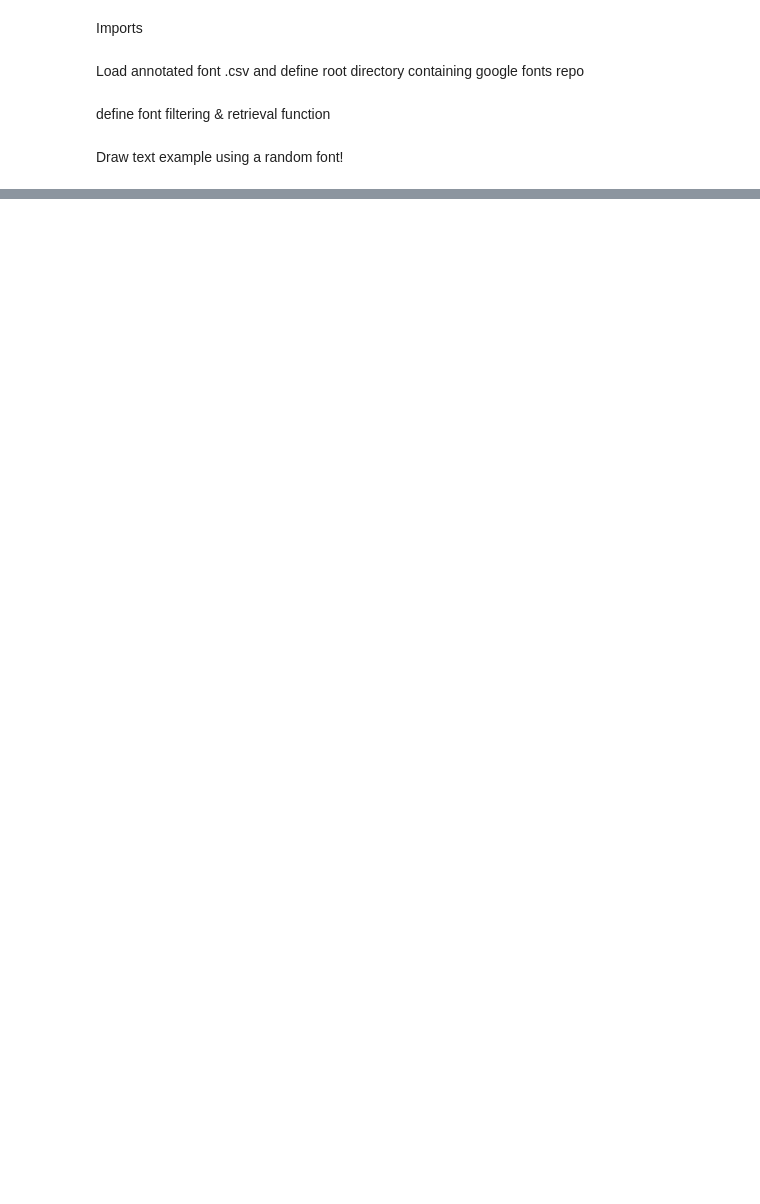
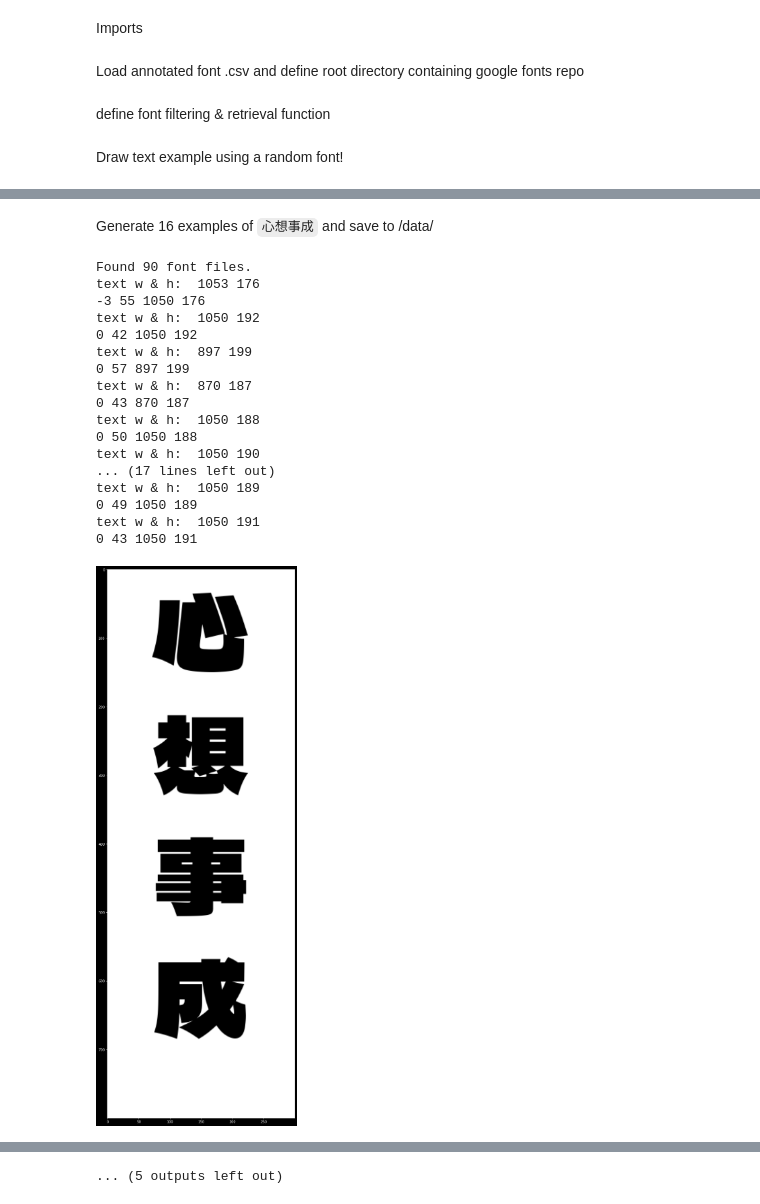
Before and after one commit to wjm41/GANji, a Jupyter notebook: text_generation.ipynb, the cells around one changed output, grey strips where cells are left out. Saved outputs shown, nothing was run; the diff lists cells and outputs as text; code cells hidden in the pictures; blank space fills up the shorter version.

```diff
--- a/text_generation.ipynb
+++ b/text_generation.ipynb
@@ -79,0 +86,53 @@ plt.imshow(canvas, aspect='auto')
+# %% [markdown]
+Generate 16 examples of `心想事成` and save to /data/
+# %%
+paths = filter_fonts_get_paths(df, root=ROOT, subsets=['japanese'], variants=['_'], category='')
+for r in range(16):
+    # sample text and font
+    text = "心\n想\n事\n成"
+
+    text_size = 150
+    font = ImageFont.truetype(paths[r], text_size)
+
+    # # get text info (not being used but may be useful)
+    text_width, text_height = font.getsize(text)
+    left, top, right, bottom = font.getbbox(text)
+    print('text w & h: ', text_width, text_height)
+    print(left, top, right, bottom)
+
+    IMG_WIDTH = 300
+    IMG_HEIGHT = 800
+
+    x = 150 # we can adjust this according to IMG_WIDTH etc
+    y = 150
+
+    # create a blank canvas with extra space between lines
+    canvas = Image.new('RGB', (IMG_WIDTH, IMG_HEIGHT), "white")
+
+    # draw the text onto the text canvas
+    draw = ImageDraw.Draw(canvas)
+    draw.text((x, y), text, 'black', font, anchor='ms')
+
+    fig = plt.figure(figsize=(10,30))
+    # plt.imshow(canvas, aspect='auto')
+    filename = f'data/example{r}.jpg'
+    plt.imsave(filename, canvas, cmap='gray')
+# %% [output]
+Found 90 font files.
+text w & h:  1053 176
+-3 55 1050 176
+text w & h:  1050 192
+0 42 1050 192
+text w & h:  897 199
+0 57 897 199
+text w & h:  870 187
+0 43 870 187
+text w & h:  1050 188
+0 50 1050 188
+text w & h:  1050 190
+... (17 lines left out)
+text w & h:  1050 189
+0 49 1050 189
+text w & h:  1050 191
+0 43 1050 191
+[figure, added]
@@ -79,0 +149 @@ plt.imshow(canvas, aspect='auto')
+... (5 outputs left out)
```
Also changed, not shown: parts of 5 cells of this notebook, 16 other files.
